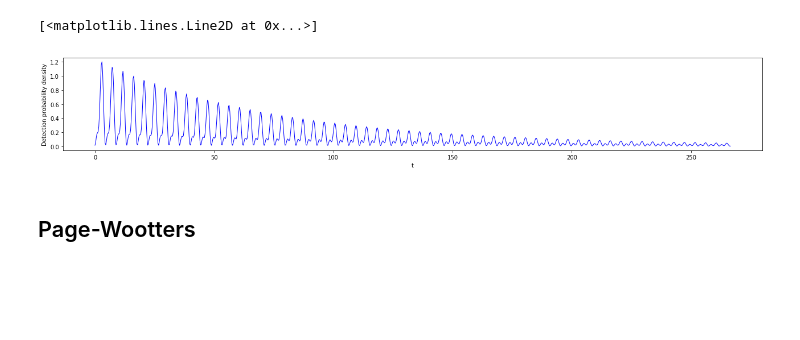
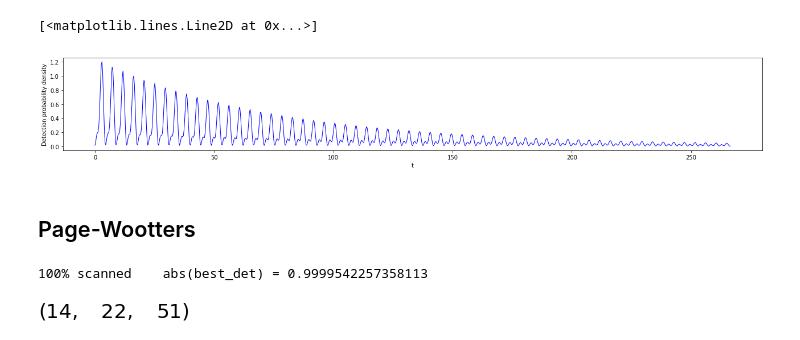
Before and after one commit to gderosa/timeq, a Jupyter notebook: comp/jupyter/detect-gentle3.ipynb, the cells around one changed output. Drawn from its saved outputs; the diff is of its cells as text; code cells hidden in the pictures; blank space fills up the shorter version.

```diff
--- a/comp/jupyter/detect-gentle3.ipynb
+++ b/comp/jupyter/detect-gentle3.ipynb
@@ -352,7 +352,7 @@ NT = 32
 # "Period"
 DT = 2*np.pi/np.sqrt(2)
 
-T = np.diag(np.arange(NT)) * 2*np.pi
+T = DT * np.diag(np.arange(NT)) / NT
 # %%
 F = dft(NT, scale='sqrtn').conj()
 F_dagger = F.conj().T
@@ -417,5 +417,11 @@ for i in range(NT*NS):
 # %%
-# i, j, k, best_det, best_states = find_linear_independent_initial()
+i, j, k, best_det, best_states = find_linear_independent_initial()
+# %% [output]
+100% scanned    abs(best_det) = 0.9999542257358113
+# %%
+i, j, k
+# %% [output]
+[figure, added]
 # %%
 # np.round(best_states, decimals=3)
 # %% [markdown]
```
Also changed, not shown: parts of 8 cells of this notebook.
